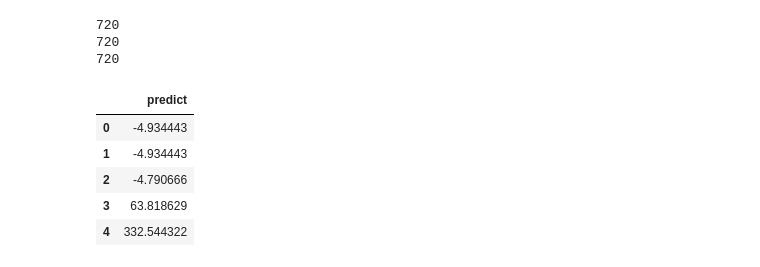
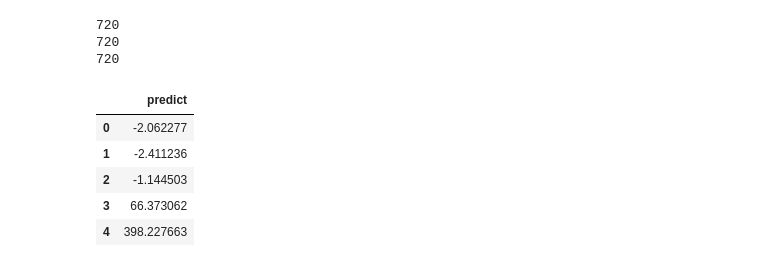
Before and after one commit to J-Ness/Solar-Energy-Production-Forecasting, a Jupyter notebook: data/automl.ipynb, the cells around one changed output. Saved outputs shown, nothing was run; the diff lists cells and outputs as text; code cells hidden in the pictures.

```diff
--- a/data/automl.ipynb
+++ b/data/automl.ipynb
@@ -39,14 +39,23 @@ def preprocessing(data):
 
     data['snow_density:kgm3'].fillna(0.0, inplace=True)
 
+    """lag_window_size = 1  # Example lag window size
+    feature_columns = data.columns  # Get a list of all feature columns
+
+    for feature in feature_columns:
+        for i in range(1, lag_window_size + 1):
+            data[f'{feature}_lag_{i}'] = data[feature].shift(i)"""
+
     data.interpolate(method='time', inplace=True)
 
     data.rename_axis('time', inplace=True)
+
+
     return data
 
 
 #combining observed and estimated data
-x_train_a = pd.concat([X_train_observed_a, X_test_estimated_a], axis=0)
+x_train_a = pd.concat([X_train_observed_a, X_train_estimated_a], axis=0)
 x_train_a = preprocessing(x_train_a)
 
 x_train_b = pd.concat([X_train_observed_b, X_train_estimated_b], axis=0)
@@ -67,3 +76,5 @@ x_train_b = x_train_b.merge(train_b, how='inner', on='time')
 train_c.set_index('time', inplace=True)
 train_c.fillna(0.0, inplace=True)
 x_train_c = x_train_c.merge(train_c, how='inner', on='time')
+
+x_train = pd.concat([x_train_a, x_train_b, x_train_c], axis=0, ignore_index=True)
@@ -77,6 +97,8 @@ def train(model):
         automl_df=x_train_b
     elif model.lower() == 'c':
         automl_df=x_train_c
+    elif model.lower() == 's':
+        automl_df=x_train
     else:
         return
 
@@ -374,24 +437,24 @@ Warning: This model doesn't have variable importances
 # %%
 final_df = pd.concat([preds_df_a, preds_df_b, preds_df_c], axis=0, ignore_index=True)
 final_df.index.name = 'id'
 final_df.rename(columns={'predict': 'prediction'}, inplace=True)
 print(len(preds_df_a))
 
 print(len(preds_df_b))
 print(len(preds_df_c))
 
 
 final_df['prediction'] = final_df['prediction'].apply(lambda x: 0.0 if x < 0 else x)
-final_df.to_csv('predictions_v5.csv')
+final_df.to_csv('predictions_v9.csv')
 
 preds_df_a.head()
 # %% [output]
 720
 720
 720
 |  | predict |
-| 0 | -4.934443 |
-| 1 | -4.934443 |
-| 2 | -4.790666 |
-| 3 | 63.818629 |
-| 4 | 332.544322 |
+| 0 | -2.062277 |
+| 1 | -2.411236 |
+| 2 | -1.144503 |
+| 3 | 66.373062 |
+| 4 | 398.227663 |
```
Also changed, not shown: parts of 7 cells of this notebook, 16 other files.
